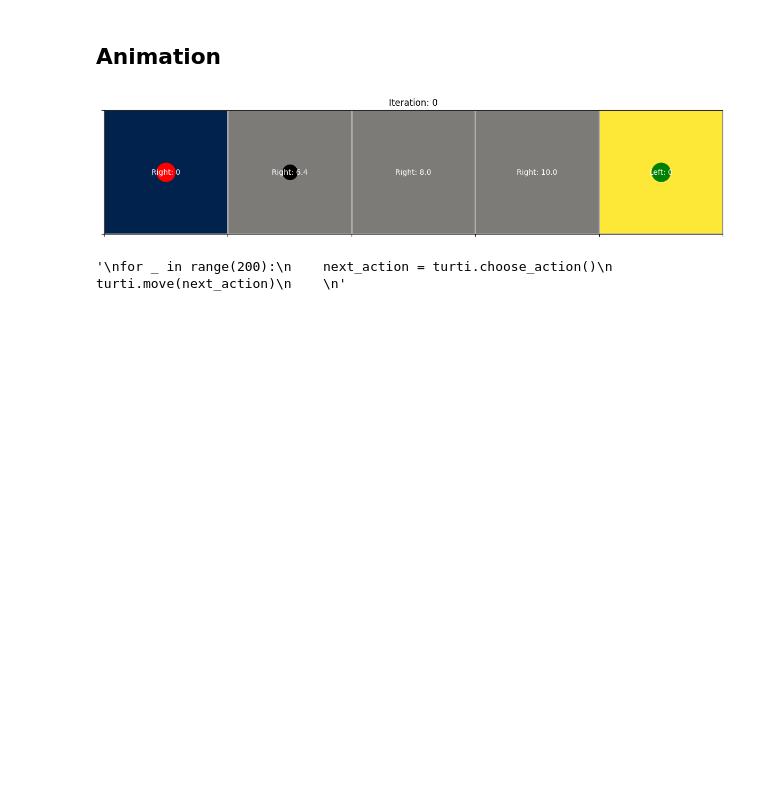
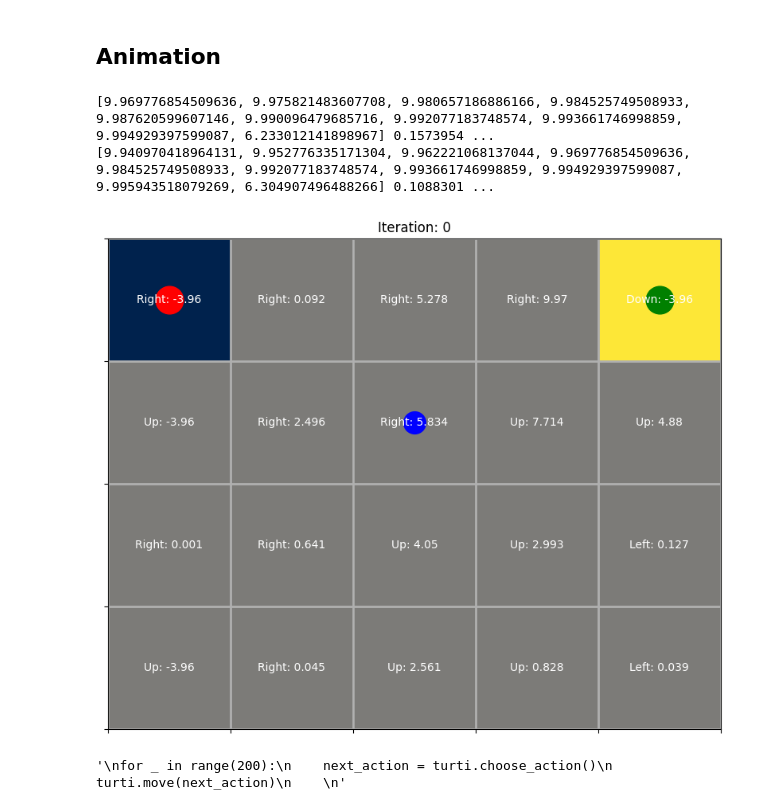
Before and after one commit to rulas99/rl_uniandes, a Jupyter notebook: q_learning_cl.ipynb, the cells around one changed output. Drawn from its saved outputs; the diff is of its cells as text; code cells hidden in the pictures; blank space fills up the shorter version.

Commit message:
feat(): 2d grid world

```diff
--- a/q_learning_cl.ipynb
+++ b/q_learning_cl.ipynb
@@ -669,0 +672,17 @@ False
+# %%
+N_ROWS = 4
+N_COLS = 5
+GRID_WORLD = np.zeros((N_ROWS, N_COLS))
+
+TARGET_POS1 = (0,4)
+TARGET_POS2 = (0,0)
+
+GRID_WORLD[TARGET_POS1] = 10
+GRID_WORLD[TARGET_POS2] = -10
+
+
+ACTIONS = ('Left', 'Right', 'Up', 'Down')
+
+GAMMA = .8
+ALPHA = 0.2
+MIN_EPSILON = 0.03
@@ -670,42 +952,63 @@ False
 # %% [markdown]
 ## Animation
 # %%
-turti = Agent(initial_state=(0,2), world_knowledge=GRID_WORLD.copy())
+#turti = Agent(initial_state=(0,2), world_knowledge=GRID_WORLD.copy())
+turti = AdaptativeAgent(initial_state=(3,2),
+                        decay_rate=0.01,
+                        world_knowledge=GRID_WORLD.copy()
+                        )
 
 fig, ax = plt.subplots(figsize=(15, 8))
 
+
+changing_times = [200, 450, #300, 450
+                  ]
+
 def update(ite):
+
+    if ite in changing_times:
+        turti.change_world_knowledge(TARGET_POS1, (-10)*(-1)**changing_times.index(ite))
+        turti.change_world_knowledge(TARGET_POS2, (10)*(-1)**changing_times.index(ite))
+
+
     world_knowledge = GRID_WORLD.copy()
     ax.clear()
     ax.set_title(f'Iteration: {ite}')
     ax.imshow(world_knowledge, cmap='cividis')
 
     ax.set_xticks(np.arange(-.5, N_COLS, 1))
     ax.set_yticks(np.arange(-.5, N_ROWS, 1))
     ax.set_xticklabels([])
     ax.set_yticklabels([])
 
     ax.grid(which='both', linewidth=2)
     ax.xaxis.set_major_formatter(ticker.NullFormatter())
     ax.yaxis.set_major_formatter(ticker.NullFormatter())
 
     for i in range(world_knowledge.shape[0]):
         for j in range(world_knowledge.shape[1]):
             best_action, value = turti.get_best_action((i,j))
             ax.text(j, i, f'{best_action}: {round(value, 3)}', ha='center', va='center', color='white')
 
-    ax.plot(turti.current_state[1], turti.current_state[0], 'ko', markersize=20)
 
-    ax.plot(win_state[1], win_state[0], 'go', markersize=25)
-    ax.plot(lose_state[1], lose_state[0], 'ro', markersize=25)
+    stage = 'blue' if turti.epsilon_decay(turti.step)<0.3 else 'orange'
+    ax.plot(turti.current_state[1], turti.current_state[0], marker='o', markersize=20, color=stage)
+
+    symbol1 = 'go' if turti.world_knowledge[TARGET_POS1] > 0 else 'ro'
+    symbol2 = 'go' if turti.world_knowledge[TARGET_POS2] > 0 else 'ro'
+
+    ax.plot(TARGET_POS1[1], TARGET_POS1[0], symbol1, markersize=25)
+    ax.plot(TARGET_POS2[1], TARGET_POS2[0], symbol2, markersize=25)
     if ite>0:
-        turti.move(t=i)
+        turti.move()
     return ax
 
-ani = animation.FuncAnimation(fig, update, frames=range(300))
-ani.save('simulations/q_learning_clv1.gif', fps=10)
+ani = animation.FuncAnimation(fig, update, frames=range(650))
+ani.save('simulations/q_learning_clv2_2.gif', fps=10)
 # %% [output]
+[9.969776854509636, 9.975821483607708, 9.980657186886166, 9.984525749508933, 9.987620599607146, 9.990096479685716, 9.992077183748574, 9.993661746998859, 9.994929397599087, 6.233012141898967] 0.1573954 ...
+[9.940970418964131, 9.952776335171304, 9.962221068137044, 9.969776854509636, 9.984525749508933, 9.992077183748574, 9.993661746998859, 9.994929397599087, 9.995943518079269, 6.304907496488266] 0.1088301 ...
-[figure, old version]
+[figure, new version]
 # %%
 '''
 for _ in range(200):
```
Also changed, not shown: parts of 10 cells of this notebook, 2 other files.
